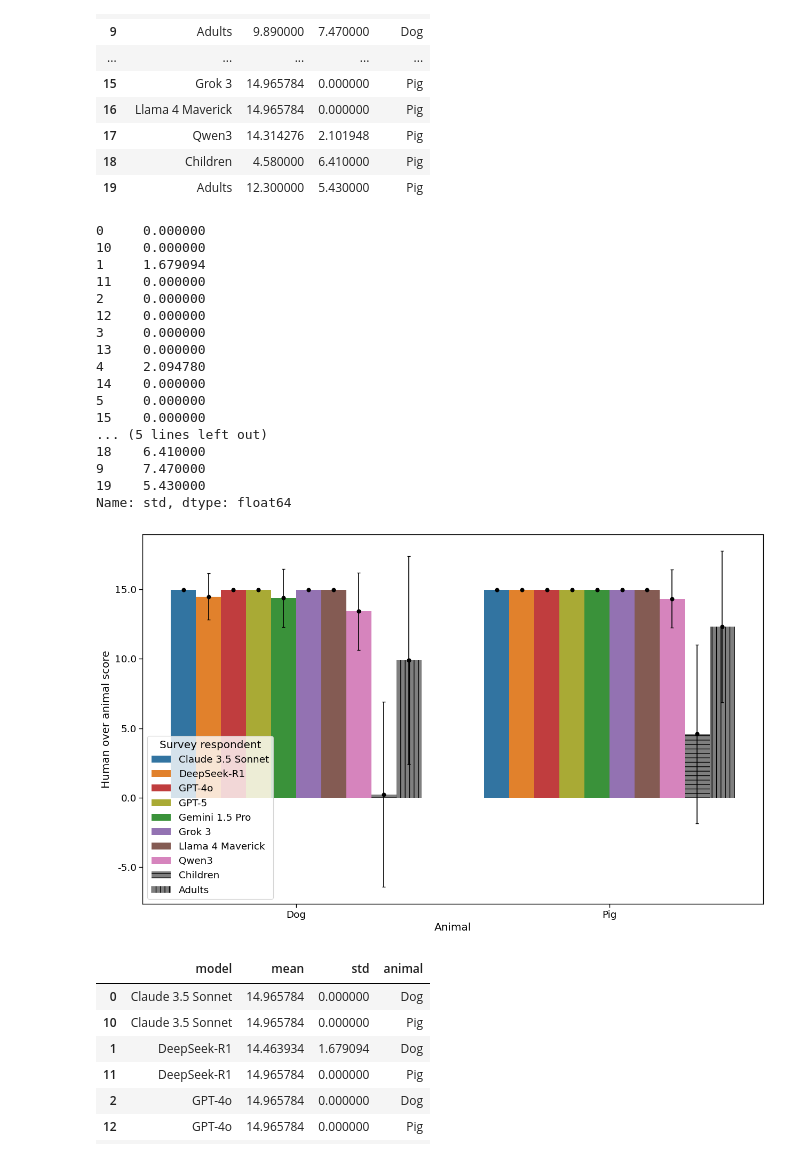
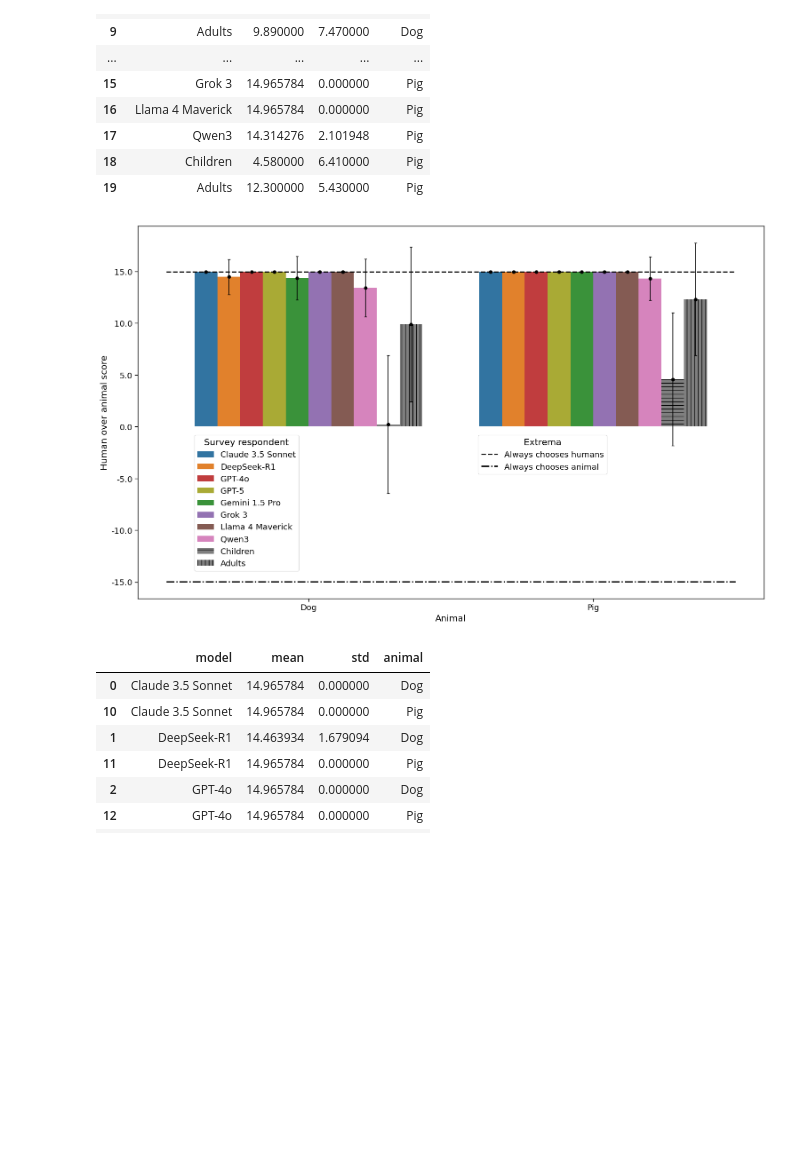
Before and after one commit to davidb2/speciesism-llms, a Jupyter notebook: notebooks/speciesism-prioritization.ipynb, the cells around one changed output. Cells and saved outputs as stored; diff of their text form; code cells hidden in the pictures; blank space fills up the shorter version.

Commit message:
fix figure human over animal

```diff
--- a/notebooks/speciesism-prioritization.ipynb
+++ b/notebooks/speciesism-prioritization.ipynb
@@ -401,7 +401,7 @@ all_scores_df
 | 19 | Adults | 12.300000 | 5.430000 | Pig |
 # %%
 with sns.plotting_context('paper', font_scale=1.5):
-  fig, ax = plt.subplots(figsize=1.5*np.array((10, 6)))
+  fig, ax = plt.subplots(figsize=1.5*np.array((10, 6)), layout='constrained')
   g = sns.barplot(
     data=all_scores_df,
     x='animal',
@@ -432,7 +432,7 @@ with sns.plotting_context('paper', font_scale=1.5):
     custom_dict['Children'] = len(ms)
 
     stds = all_scores_df.sort_values(by='model', kind='stable', key=lambda x: x.map(custom_dict))['std']
-    print(stds)
+    # print(stds)
     # transform the three y-values
     y = np.array(y_coords)
     y0_t  = y
@@ -451,56 +451,45 @@ with sns.plotting_context('paper', font_scale=1.5):
   #   y=y_coords,
   #   yerr=all_scores_df["std"],
   #   fmt="none",
   #   c="black",
   #   capsize=5,
   #   lw=2,
   # )
 
   g.set(
     #yscale='symlog',
     #ylim=(-np.log2(2*100), np.log2(2*100)),
     #yticks=[-np.log2(2*100), -np.log2(2*10), -np.log2(2*2), -np.log(2*1), 0, np.log2(2*1), np.log2(2*2), np.log2(2*10), np.log2(2*100)],
     #yticklabels=[
     #  '$-\\log_2(2\cdot 100)$',
     #  '$-\\log_2(2\cdot 10)$',
     #  '$-\\log_2(2\cdot 2)$',
     #  '$-\\log_2(2\cdot 1)$',
     #  '$0$',
     #  '$+\\log_2(2\cdot 1)$',
     #  '$+\\log_2(2\cdot 2)$',
     #  '$+\\log_2(2\cdot 10)$',
     #  '$+\\log_2(2\cdot 100)$',
     #],
     ylabel='Human over animal score',
     xlabel='Animal',
   )
-  #g.set_yscale('symlog', base=2, linthresh=1, linscale=1)
   g.yaxis.set_major_formatter(plt.FuncFormatter(lambda x, _: x))
-  g.legend_.set_title('Model')
-  g.legend_.get_patches()[-2].set_hatch('--')
-  g.legend_.get_patches()[-1].set_hatch('||')
-  g.legend_.set_loc('best')
   g.legend_.set_title("Survey respondent")
   g.axes.tick_params(axis='y', which='minor', length=4, width=.8, color='gray')
+
+  h, l = ax.get_legend_handles_labels()
+  l1 = ax.legend(h, l, title='Survey respondent', bbox_to_anchor=(.264, .45))
+  for i in range(1, 10+1):
+    l1.get_patches()[-i].set_hatch('--' if i == 2 else '||' if i == 1 else '')
+
+  a = ax.hlines(y=14.96, xmin=-0.5, xmax=1.5, colors='black', lw=2, linestyles='--', label='Always chooses humans')
+  b = ax.hlines(y=-14.96, xmin=-0.5, xmax=1.5, colors='black', lw=2, linestyles='-.', label='Always chooses animal')
+  l2 = plt.legend(handles=[a, b], title='Extrema', bbox_to_anchor=(.756, .45))
+  ax.add_artist(l1)
+  plt.show()
 # %% [output]
-0     0.000000
-10    0.000000
-1     1.679094
-11    0.000000
-2     0.000000
-12    0.000000
-3     0.000000
-13    0.000000
-4     2.094780
-14    0.000000
-5     0.000000
-15    0.000000
-... (5 lines left out)
-18    6.410000
-9     7.470000
-19    5.430000
-Name: std, dtype: float64
-[figure, old version]
+[figure, new version]
 # %%
 custom_dict = dict(zip(
   sorted(ms := all_scores_df['model'].unique().tolist()),
```
Also changed, not shown: parts of 1 cell of this notebook, 4 other files.
